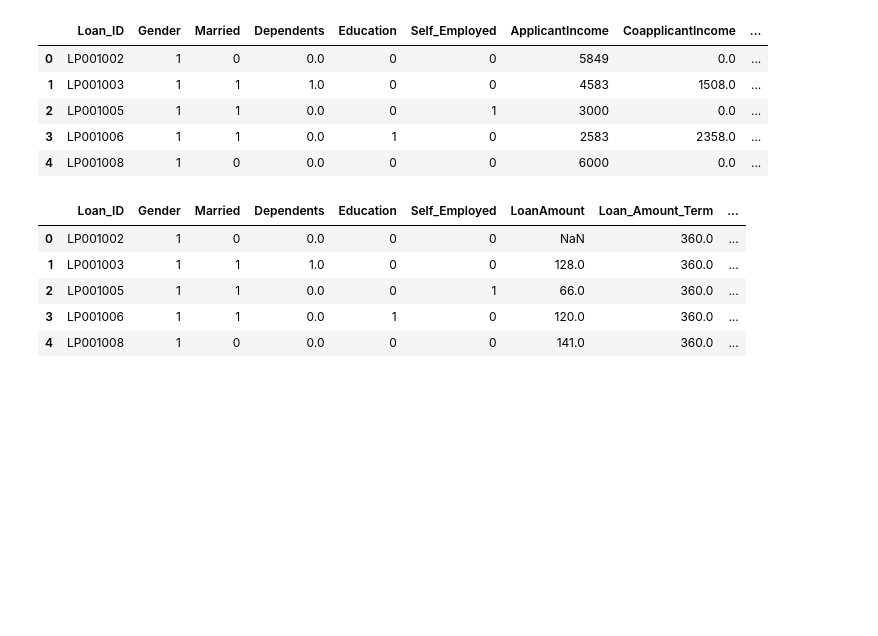
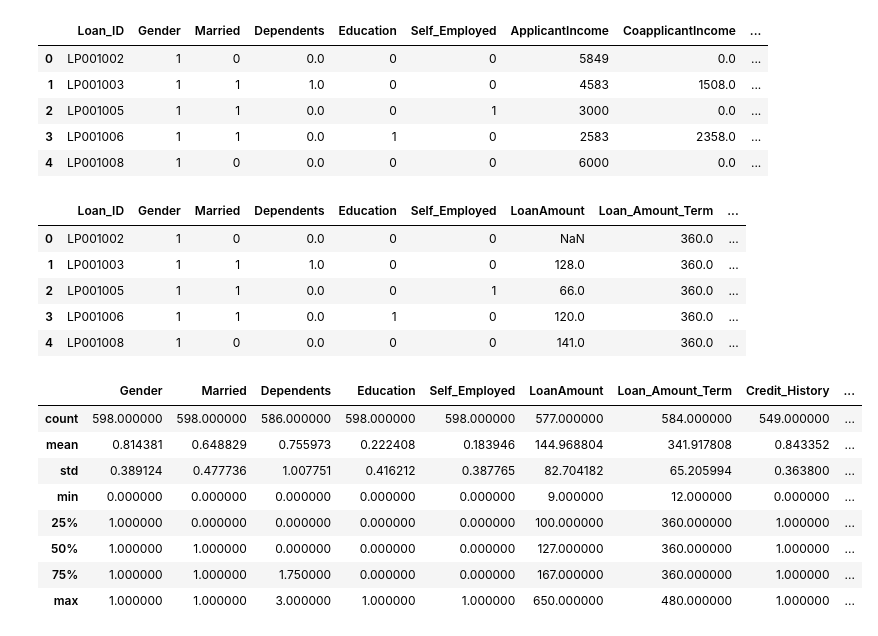
Before and after one commit to RudhranB-07/JavaUstProjects, a Jupyter notebook: LAP_Demo1.ipynb, the cells around one changed output. Saved outputs shown, nothing was run; the diff lists cells and outputs as text; code cells hidden in the pictures; blank space fills up the shorter version.

```diff
--- a/LAP_Demo1.ipynb
+++ b/LAP_Demo1.ipynb
@@ -138,3 +138,15 @@ data.head(5)
 | 2 | LP001005 | 1 | 1 | 0.0 | 0 | 1 | 66.0 | 360.0 | ... |
 | 3 | LP001006 | 1 | 1 | 0.0 | 1 | 0 | 120.0 | 360.0 | ... |
 | 4 | LP001008 | 1 | 0 | 0.0 | 0 | 0 | 141.0 | 360.0 | ... |
+# %%
+data.describe()
+# %% [output]
+|  | Gender | Married | Dependents | Education | Self_Employed | LoanAmount | Loan_Amount_Term | Credit_History | ... |
+| count | 598.000000 | 598.000000 | 586.000000 | 598.000000 | 598.000000 | 577.000000 | 584.000000 | 549.000000 | ... |
+| mean | 0.814381 | 0.648829 | 0.755973 | 0.222408 | 0.183946 | 144.968804 | 341.917808 | 0.843352 | ... |
+| std | 0.389124 | 0.477736 | 1.007751 | 0.416212 | 0.387765 | 82.704182 | 65.205994 | 0.363800 | ... |
+| min | 0.000000 | 0.000000 | 0.000000 | 0.000000 | 0.000000 | 9.000000 | 12.000000 | 0.000000 | ... |
+| 25% | 1.000000 | 0.000000 | 0.000000 | 0.000000 | 0.000000 | 100.000000 | 360.000000 | 1.000000 | ... |
+| 50% | 1.000000 | 1.000000 | 0.000000 | 0.000000 | 0.000000 | 127.000000 | 360.000000 | 1.000000 | ... |
+| 75% | 1.000000 | 1.000000 | 1.750000 | 0.000000 | 0.000000 | 167.000000 | 360.000000 | 1.000000 | ... |
+| max | 1.000000 | 1.000000 | 3.000000 | 1.000000 | 1.000000 | 650.000000 | 480.000000 | 1.000000 | ... |
```
